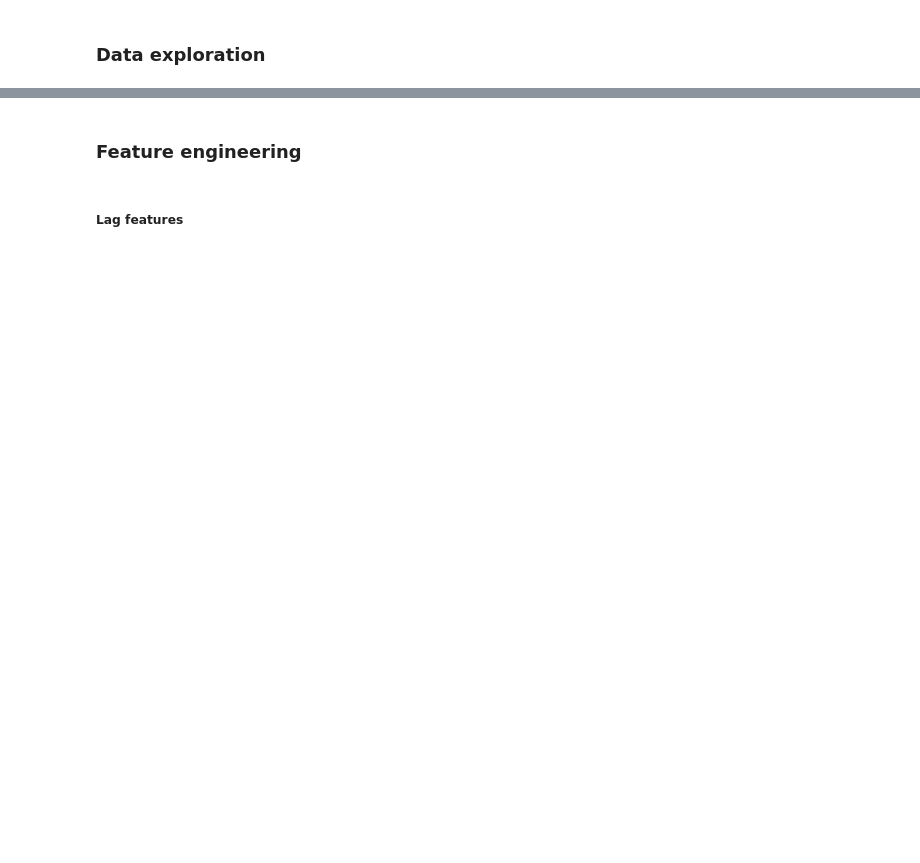
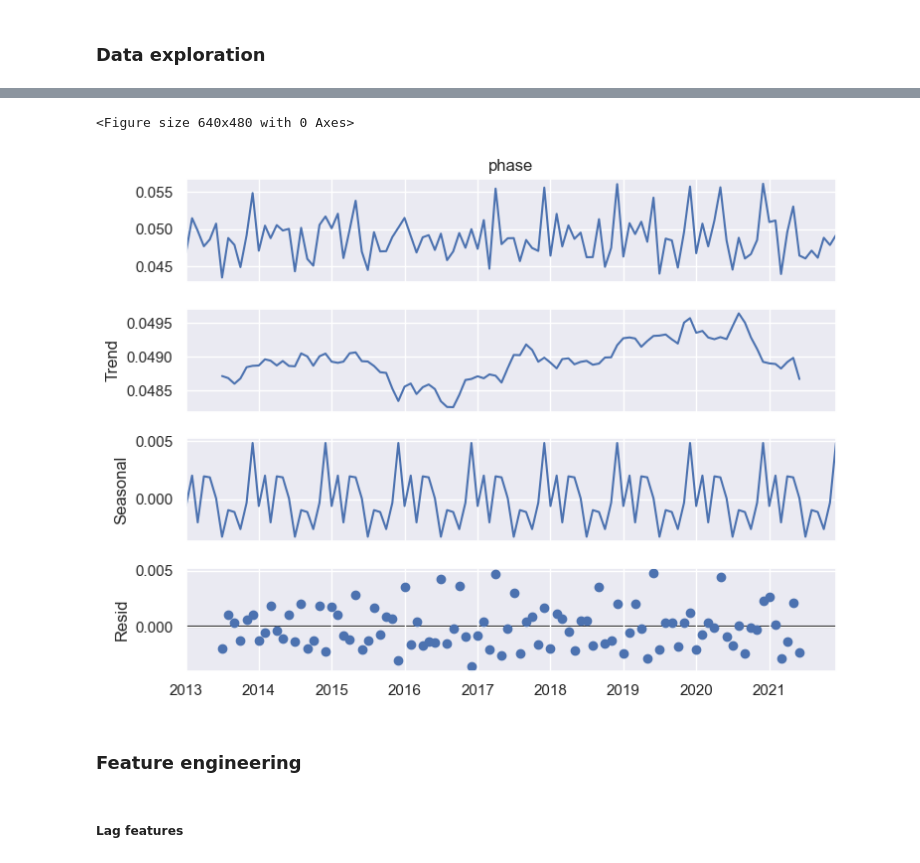
Before and after one commit to guimCC/Novartis_Datathon_2023, a Jupyter notebook: Scripts/data_lag.ipynb, the cells around one changed output, grey strips where cells are left out. Saved outputs shown, nothing was run; the diff lists cells and outputs as text; code cells hidden in the pictures; blank space fills up the shorter version.

```diff
--- a/Scripts/data_lag.ipynb
+++ b/Scripts/data_lag.ipynb
@@ -79,3 +57,14 @@ train_df.groupby(["country", "brand"]).agg({"phase" : ["sum", "mean", "median",
+# %%
+train_plot = train_df.set_index('date')
+y = train_plot['phase'].resample('MS').mean()
+
+result = seasonal_decompose(y, model='additive')
+fig = plt.figure()
+fig = result.plot()
+fig.set_size_inches(8, 6)
+# %% [output]
+<Figure size 640x480 with 0 Axes>
+[figure, added]
 # %% [markdown]
 ### Feature engineering
 # %%
```
Also changed, not shown: parts of 66 cells of this notebook.
